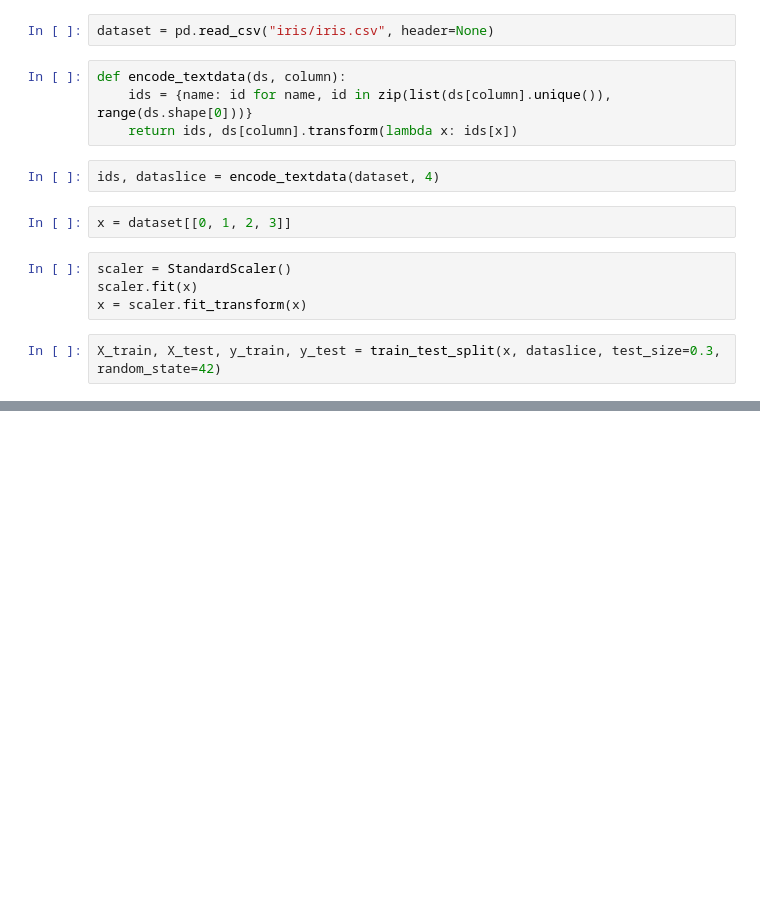
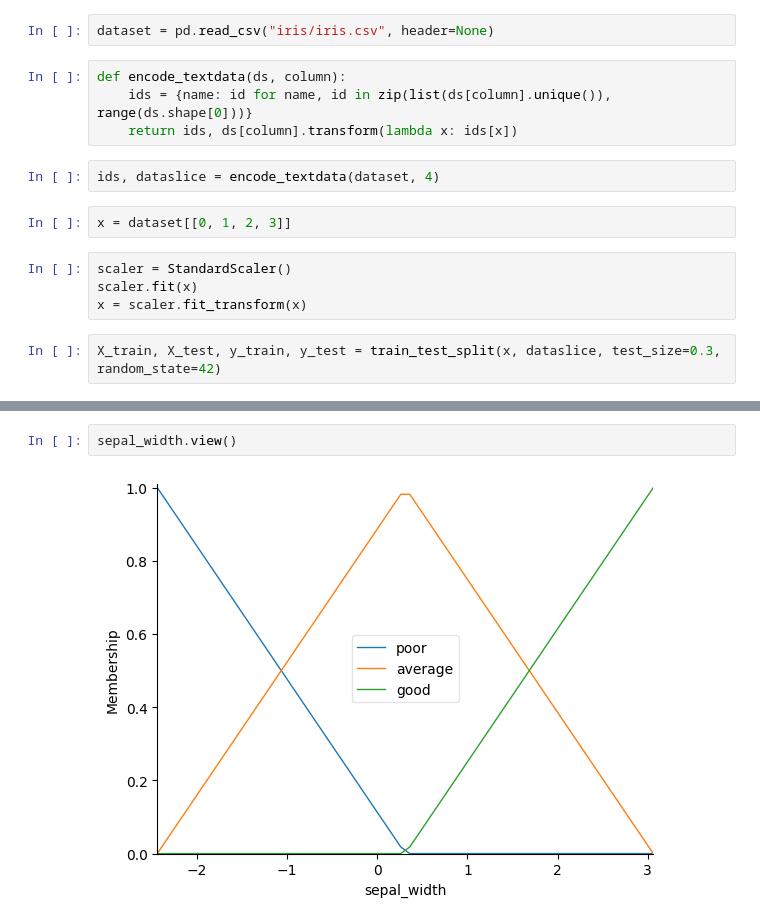
Before and after one commit to da4nik08/ml5, a Jupyter notebook: FL.ipynb, the cells around one changed output, grey strips where cells are left out. Drawn from its saved outputs; the diff is of its cells as text; blank space fills up the shorter version.

```diff
--- a/FL.ipynb
+++ b/FL.ipynb
@@ -68,0 +47,4 @@ petal_width_wide = fuzz.trapmf(petal_width.universe, [x[:, 3].mean(), x[:, 3].me
+# %%
+sepal_width.view()
+# %% [output]
+[figure, added]
```
Also changed, not shown: parts of 20 cells of this notebook.
